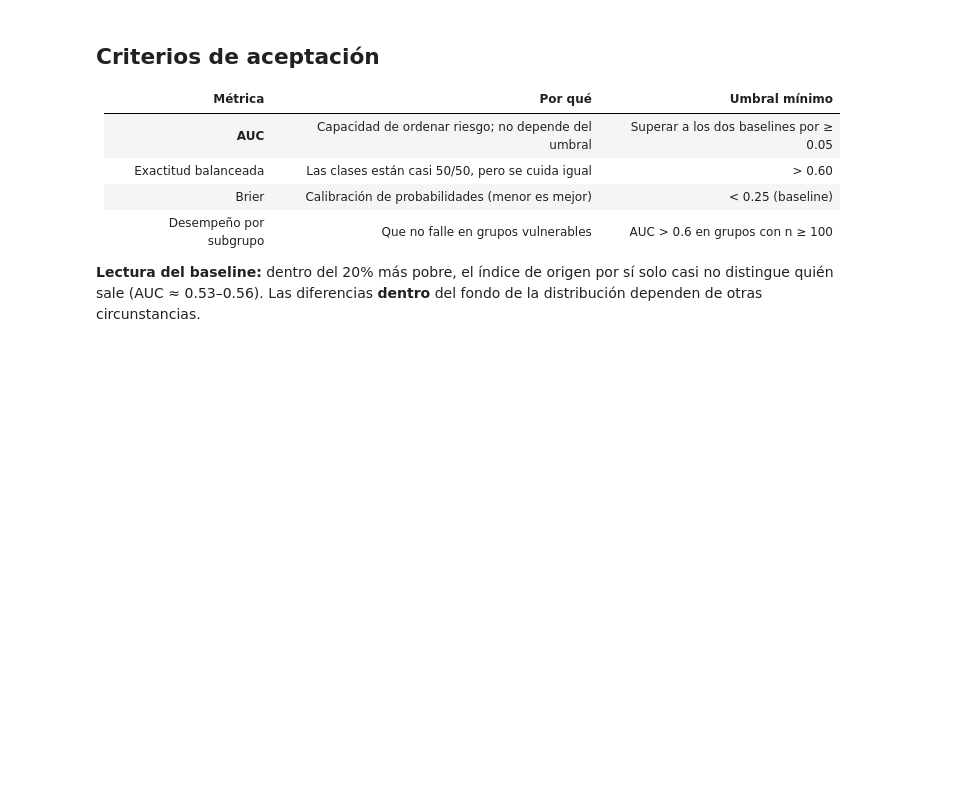
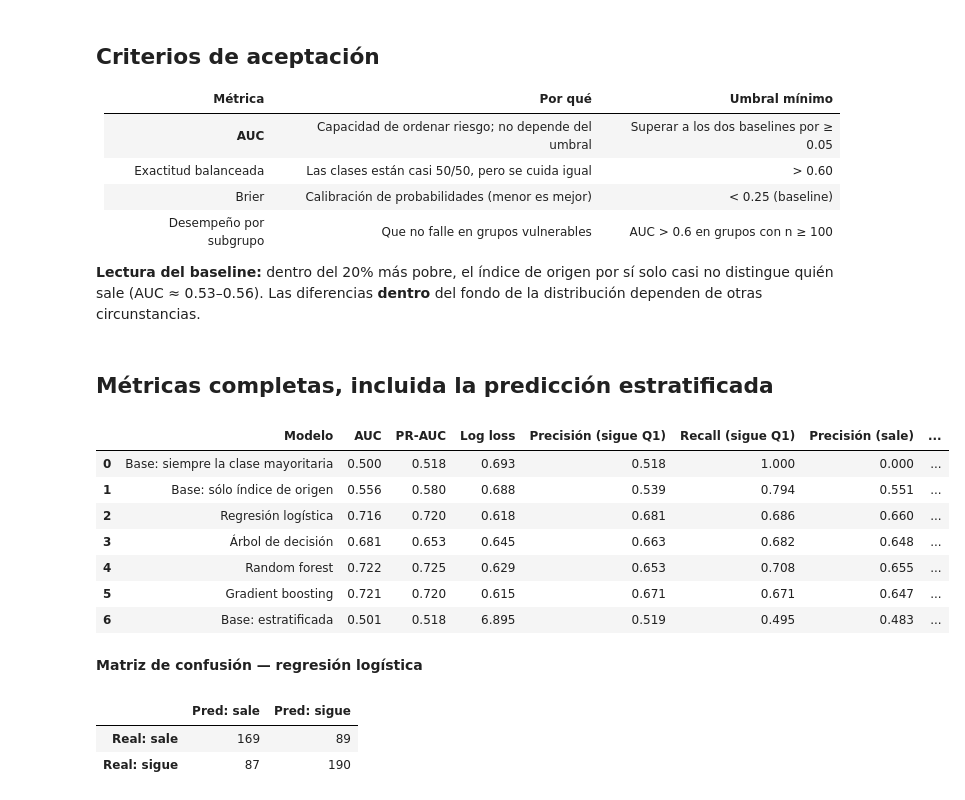
Before and after one commit to xmarihano-pixel/Movilidad-social-, a Jupyter notebook: notebooks/04_baselines.ipynb, the cells around one changed output. Saved outputs shown, nothing was run; the diff lists cells and outputs as text; code cells hidden in the pictures; blank space fills up the shorter version.

```diff
--- a/notebooks/04_baselines.ipynb
+++ b/notebooks/04_baselines.ipynb
@@ -33,3 +33,23 @@ display(tabla[tabla.Modelo.str.startswith("Base")])
 | Desempeño por subgrupo | Que no falle en grupos vulnerables | AUC > 0.6 en grupos con n ≥ 100 |
 
 **Lectura del baseline:** dentro del 20% más pobre, el índice de origen por sí solo casi no distingue quién sale (AUC ≈ 0.53–0.56). Las diferencias **dentro** del fondo de la distribución dependen de otras circunstancias.
+# %% [markdown]
+## Métricas completas, incluida la predicción estratificada
+# %%
+from src.models import diagnostics as D
+modelos["Base: estratificada"] = D.stratified_baseline(tr, te, T.NUM, T.CAT)
+fm, cms = D.full_metrics(modelos, te, T.NUM, T.CAT); fm.to_csv(TABLES / "metricas_completas.csv", index=False)
+display(fm); display(Markdown("**Matriz de confusión — regresión logística**")); display(cms["Regresión logística"])
+# %% [output]
+|  | Modelo | AUC | PR-AUC | Log loss | Precisión (sigue Q1) | Recall (sigue Q1) | Precisión (sale) | ... |
+| 0 | Base: siempre la clase mayoritaria | 0.500 | 0.518 | 0.693 | 0.518 | 1.000 | 0.000 | ... |
+| 1 | Base: sólo índice de origen | 0.556 | 0.580 | 0.688 | 0.539 | 0.794 | 0.551 | ... |
+| 2 | Regresión logística | 0.716 | 0.720 | 0.618 | 0.681 | 0.686 | 0.660 | ... |
+| 3 | Árbol de decisión | 0.681 | 0.653 | 0.645 | 0.663 | 0.682 | 0.648 | ... |
+| 4 | Random forest | 0.722 | 0.725 | 0.629 | 0.653 | 0.708 | 0.655 | ... |
+| 5 | Gradient boosting | 0.721 | 0.720 | 0.615 | 0.671 | 0.671 | 0.647 | ... |
+| 6 | Base: estratificada | 0.501 | 0.518 | 6.895 | 0.519 | 0.495 | 0.483 | ... |
+**Matriz de confusión — regresión logística**
+|  | Pred: sale | Pred: sigue |
+| Real: sale | 169 | 89 |
+| Real: sigue | 87 | 190 |
```
Also changed, not shown: parts of 6 cells of this notebook, 38 other files.
